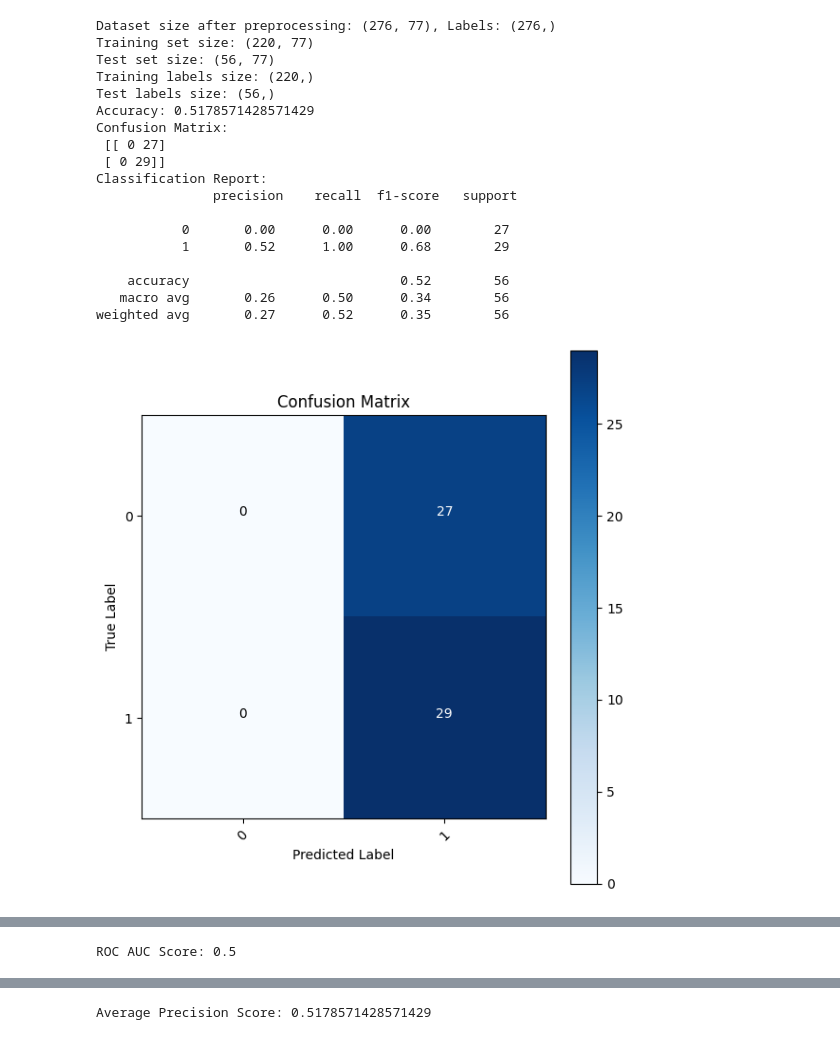
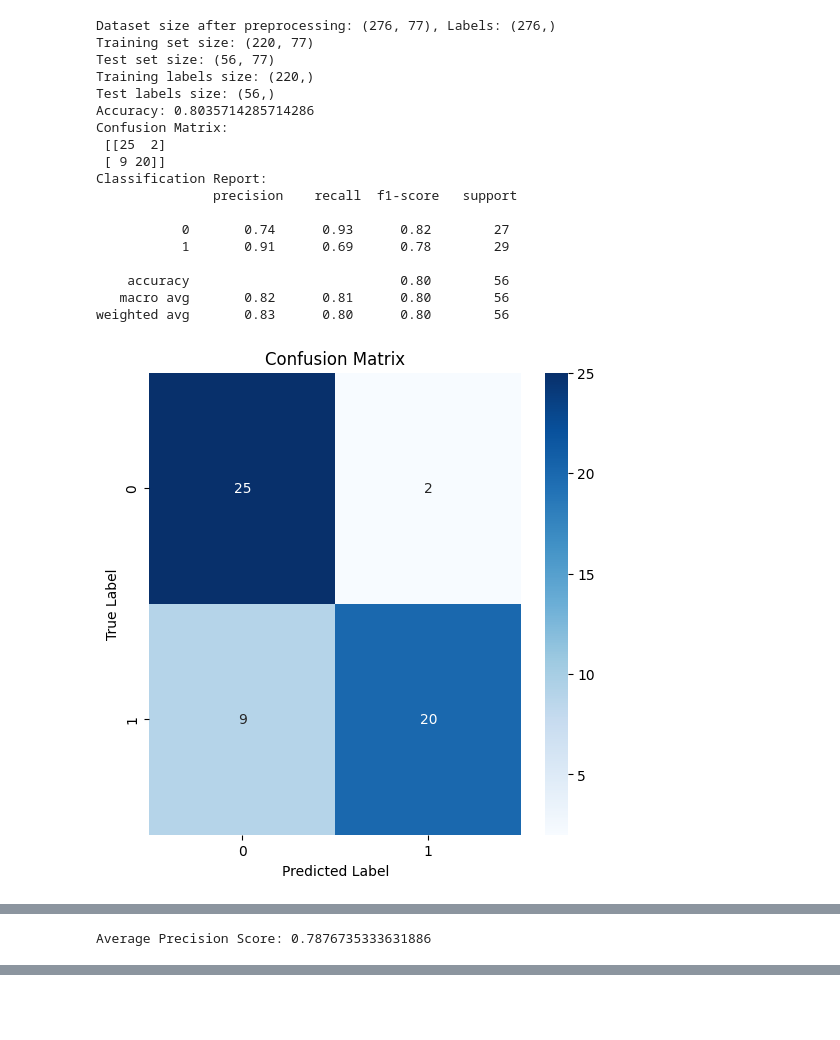
Before and after one commit to jathusharini/intrusion-detection-fewshot-vs-traditional, a Jupyter notebook: Hidden_Naive_Bayes/Hidden_Naive_Bayes_Classifier.ipynb, the cells around one changed output, grey strips where cells are left out. Saved outputs shown, nothing was run; the diff lists cells and outputs as text; code cells hidden in the pictures; blank space fills up the shorter version.

```diff
--- a/Hidden_Naive_Bayes/Hidden_Naive_Bayes_Classifier.ipynb
+++ b/Hidden_Naive_Bayes/Hidden_Naive_Bayes_Classifier.ipynb
@@ -10,4 +13,7 @@ import matplotlib.pyplot as plt
 # %%
+# Global constant
+EPSILON = 1e-6
+
 def load_data(filepath):
     data = pd.read_csv(filepath)
     return data
@@ -116,8 +114,6 @@ class HiddenNaiveBayes:
 def train_model(X_train, y_train):
     hnb = HiddenNaiveBayes()
     return hnb.fit(X_train, y_train)
-
-from sklearn.metrics import precision_recall_curve, average_precision_score
 
 def evaluate_model(model, X_test, y_test):
     y_pred = model.predict(X_test)
@@ -136,29 +132,16 @@ def evaluate_model(model, X_test, y_test):
 
     # Visualize Confusion Matrix
     plt.figure(figsize=(6, 6))
-    plt.imshow(cm, interpolation='nearest', cmap=plt.cm.Blues)
+    sns.heatmap(cm, annot=True, fmt='d', cmap='Blues')
     plt.title('Confusion Matrix')
-    plt.colorbar()
-    tick_marks = np.arange(len(np.unique(y_test)))
-    plt.xticks(tick_marks, np.unique(y_test), rotation=45)
-    plt.yticks(tick_marks, np.unique(y_test))
-
-    # Annotate Confusion Matrix
-    thresh = cm.max() / 2.0
-    for i, j in np.ndindex(cm.shape):
-        plt.text(j, i, format(cm[i, j], 'd'),
-                 horizontalalignment='center',
-                 color='white' if cm[i, j] > thresh else 'black')
-
     plt.ylabel('True Label')
     plt.xlabel('Predicted Label')
-    plt.tight_layout()
     plt.show()
 
     # ROC Curve
-    fpr, tpr, _ = roc_curve(y_test, y_pred)
+    probas = [p[1] for p in model.predict_proba(X_test)]
+    fpr, tpr, _ = roc_curve(y_test, probas)
     roc_auc = auc(fpr, tpr)
-    print(f"ROC AUC Score: {roc_auc}")
 
     # Visualize ROC Curve
     plt.figure()
@@ -187,41 +170,41 @@ def evaluate_model(model, X_test, y_test):
     plt.show()
 # %%
 def main():
-    filepath = r"C:\\Users\\HP\\Documents\\GitHub\\intrusion-detection-fewshot-vs-traditional\\cleaned_dataset.csv"
+    filepath = r"/Users/tharanidissanayake/Documents/intrusion-detection-fewshot-vs-traditional-1/cleaned_dataset.csv"
     data = load_data(filepath)
 
     X, y = preprocess_data(data)
     print(f"Dataset size after preprocessing: {X.shape}, Labels: {y.shape}")
 
     X_train, X_test, y_train, y_test = train_test_split(X, y, test_size=0.2, random_state=42)
 
     print("Training set size:", X_train.shape)
     print("Test set size:", X_test.shape)
     print("Training labels size:", y_train.shape)
     print("Test labels size:", y_test.shape)
 
     model = train_model(X_train, y_train)
     evaluate_model(model, X_test, y_test)
 
 if __name__ == "__main__":
     main()
 # %% [output]
 Dataset size after preprocessing: (276, 77), Labels: (276,)
 Training set size: (220, 77)
 Test set size: (56, 77)
 Training labels size: (220,)
 Test labels size: (56,)
-Accuracy: 0.5178571428571429
+Accuracy: 0.8035714285714286
 Confusion Matrix:
- [[ 0 27]
- [ 0 29]]
+ [[25  2]
+ [ 9 20]]
 Classification Report:
                precision    recall  f1-score   support
 
-           0       0.00      0.00      0.00        27
-           1       0.52      1.00      0.68        29
+           0       0.74      0.93      0.82        27
+           1       0.91      0.69      0.78        29
 
-    accuracy                           0.52        56
-   macro avg       0.26      0.50      0.34        56
-weighted avg       0.27      0.52      0.35        56
+    accuracy                           0.80        56
+   macro avg       0.82      0.81      0.80        56
+weighted avg       0.83      0.80      0.80        56
-[figure, old version]
+[figure, new version]
@@ -228 +212 @@ weighted avg       0.27      0.52      0.35        56
-ROC AUC Score: 0.5
+Average Precision Score: 0.7876735333631886
@@ -230 +212,0 @@ ROC AUC Score: 0.5
-Average Precision Score: 0.5178571428571429
```
Also changed, not shown: parts of 3 cells of this notebook.
